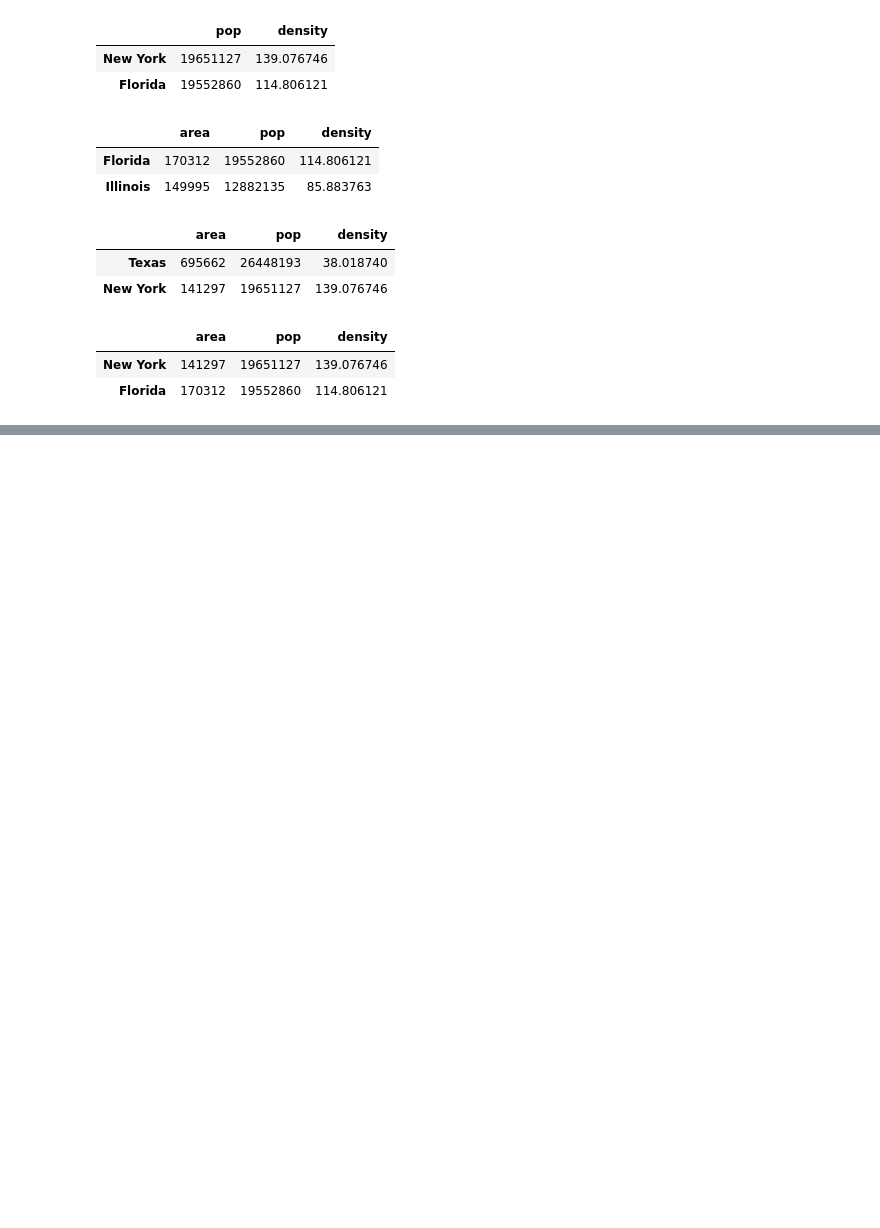
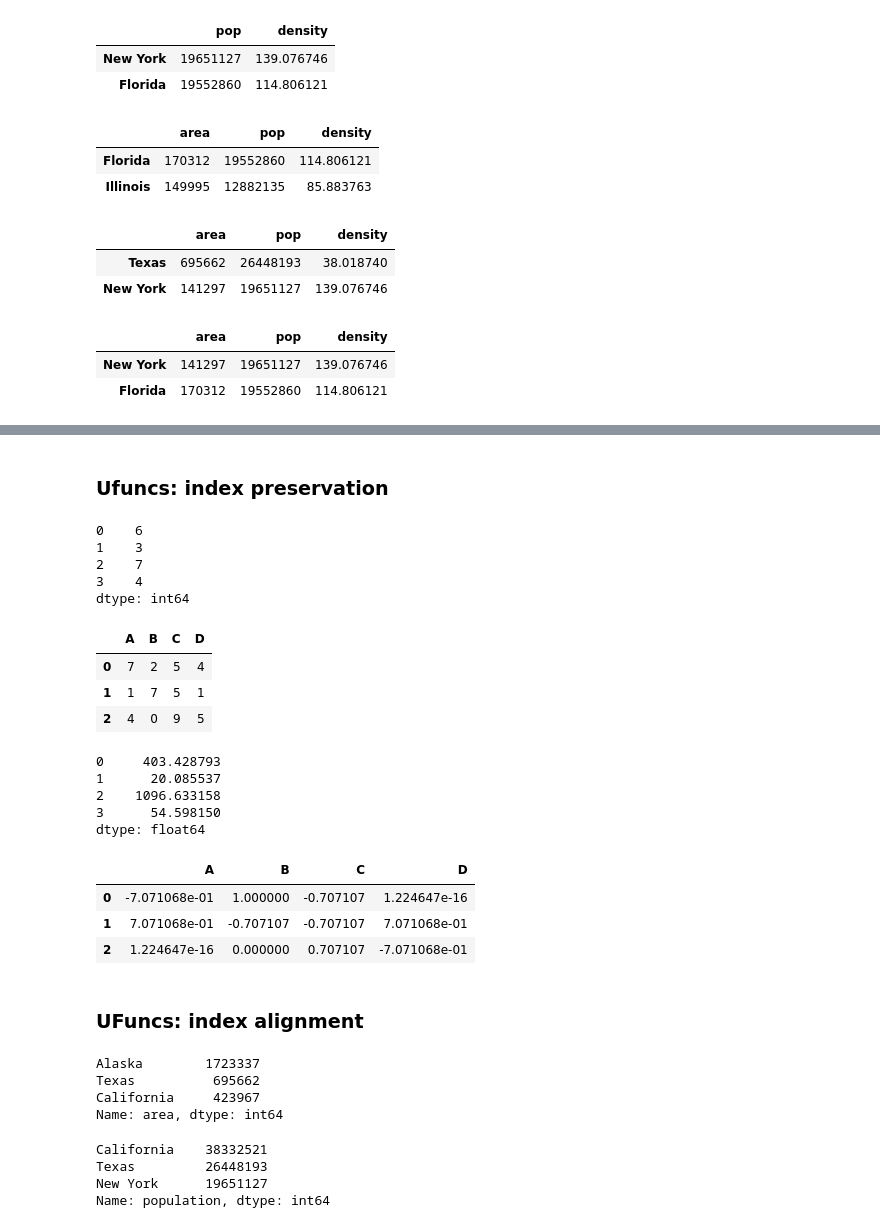
Before and after one commit to duzhewang/ProgrammingNotes, a Jupyter notebook: Python/PythonDShandbook/Chap03_Pandas.ipynb, the cells around one changed output, grey strips where cells are left out. Drawn from its saved outputs; the diff is of its cells as text; code cells hidden in the pictures; blank space fills up the shorter version.

```diff
--- a/Python/PythonDShandbook/Chap03_Pandas.ipynb
+++ b/Python/PythonDShandbook/Chap03_Pandas.ipynb
@@ -667,0 +663,2 @@ data[data["density"]>100]
+# %% [markdown]
+### Ufuncs: index preservation
@@ -667,0 +668,37 @@ data[data["density"]>100]
+# %%
+rng=np.random.RandomState(42)
+ser=pd.Series(rng.randint(0, 10, 4))
+# %%
+ser
+# %% [output]
+0    6
+1    3
+2    7
+3    4
+dtype: int64
+# %%
+df=pd.DataFrame(rng.randint(0, 10, (3,4)), columns=["A", "B", "C", "D"])
+# %%
+df
+# %% [output]
+|  | A | B | C | D |
+| 0 | 7 | 2 | 5 | 4 |
+| 1 | 1 | 7 | 5 | 1 |
+| 2 | 4 | 0 | 9 | 5 |
+# %%
+np.exp(ser)
+# %% [output]
+0     403.428793
+1      20.085537
+2    1096.633158
+3      54.598150
+dtype: float64
+# %%
+np.sin(df*np.pi/4)
+# %% [output]
+|  | A | B | C | D |
+| 0 | -7.071068e-01 | 1.000000 | -0.707107 | 1.224647e-16 |
+| 1 | 7.071068e-01 | -0.707107 | -0.707107 | 7.071068e-01 |
+| 2 | 1.224647e-16 | 0.000000 | 0.707107 | -7.071068e-01 |
+# %% [markdown]
+### UFuncs: index alignment
@@ -667,0 +708,7 @@ data[data["density"]>100]
+# %%
+area
+# %% [output]
+Alaska        1723337
+Texas          695662
+California     423967
+Name: area, dtype: int64
@@ -667,0 +718,7 @@ data[data["density"]>100]
+# %%
+population
+# %% [output]
+California    38332521
+Texas         26448193
+New York      19651127
+Name: population, dtype: int64
```
Also changed, not shown: parts of 89 cells of this notebook.
